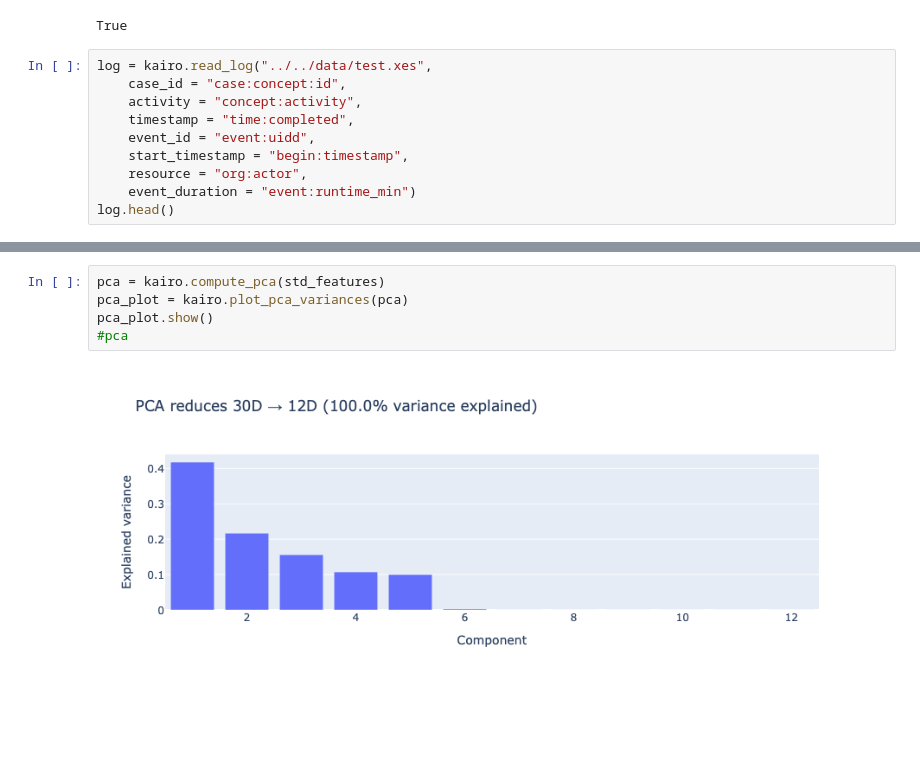
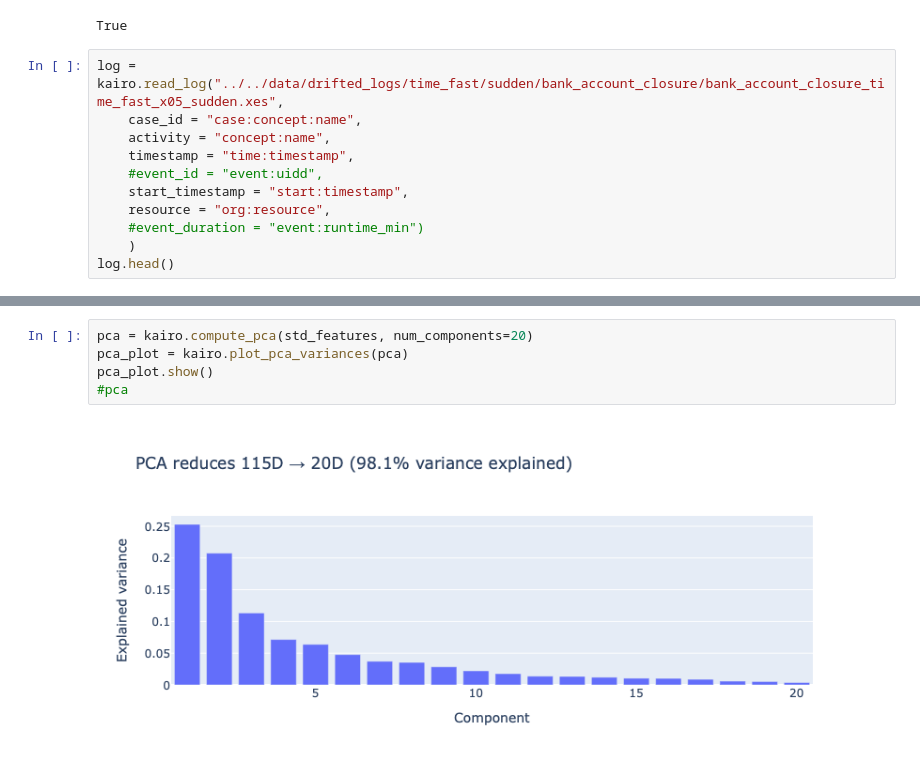
Before and after one commit to boraderen/thesis, a Jupyter notebook: notebooks/kairo-workspace/intra.ipynb, the cells around one changed output, grey strips where cells are left out. Drawn from its saved outputs; the diff is of its cells as text; blank space fills up the shorter version.

```diff
--- a/notebooks/kairo-workspace/intra.ipynb
+++ b/notebooks/kairo-workspace/intra.ipynb
@@ -13,13 +13,14 @@ load_dotenv(Path("../..") / ".env")
 # %% [output]
 True
 # %%
-log = kairo.read_log("../../data/test.xes",
-    case_id = "case:concept:id",
-    activity = "concept:activity",
-    timestamp = "time:completed",
-    event_id = "event:uidd",
-    start_timestamp = "begin:timestamp",
-    resource = "org:actor",
-    event_duration = "event:runtime_min")
+log = kairo.read_log("../../data/drifted_logs/time_fast/sudden/bank_account_closure/bank_account_closure_time_fast_x05_sudden.xes",
+    case_id = "case:concept:name",
+    activity = "concept:name",
+    timestamp = "time:timestamp",
+    #event_id = "event:uidd",
+    start_timestamp = "start:timestamp",
+    resource = "org:resource",
+    #event_duration = "event:runtime_min")
+    )
 log.head()
 # %% [output]
@@ -109,8 +114,8 @@ std_features
 # %%
-pca = kairo.compute_pca(std_features)
+pca = kairo.compute_pca(std_features, num_components=20)
 pca_plot = kairo.plot_pca_variances(pca)
 pca_plot.show()
 #pca
 # %% [output]
-[figure, old version]
+[figure, new version]
 # %%
```
Also changed, not shown: parts of 16 cells of this notebook, 19 other files.
